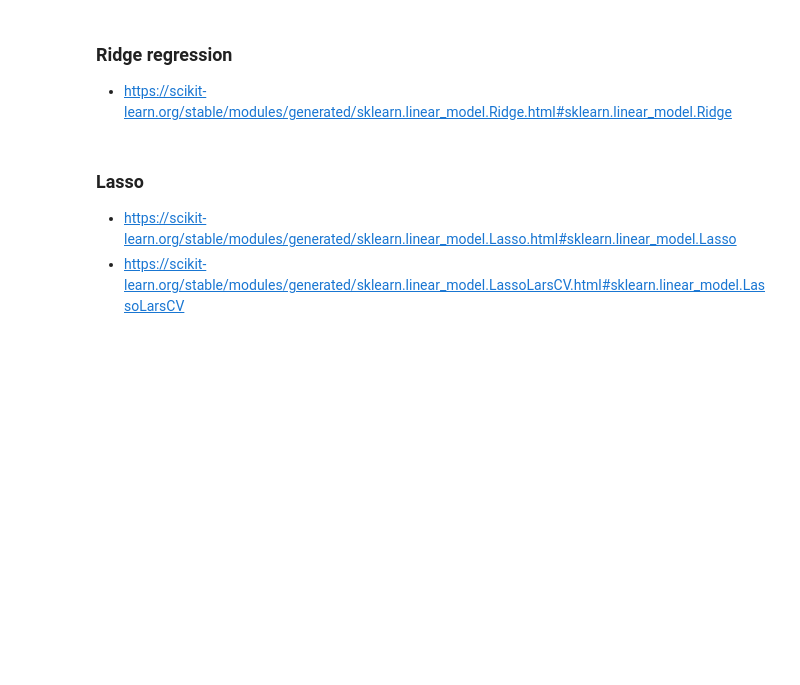
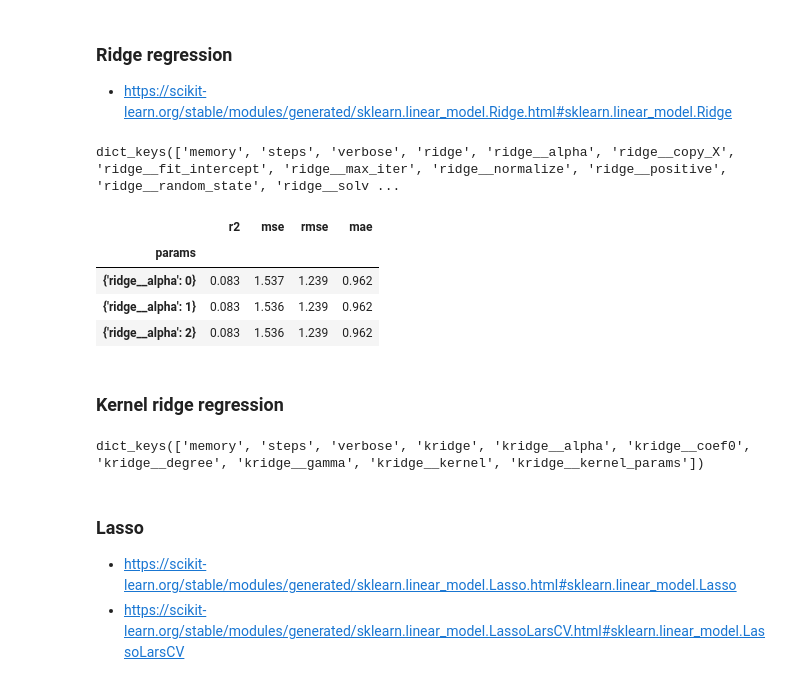
Before and after one commit to Julietvr/bds, a Jupyter notebook: regression/3_model_m1.ipynb, the cells around one changed output. Cells and saved outputs as stored; diff of their text form; code cells hidden in the pictures; blank space fills up the shorter version.

```diff
--- a/regression/3_model_m1.ipynb
+++ b/regression/3_model_m1.ipynb
@@ -224,6 +238,51 @@ frmt(results)
 # %% [markdown]
 ### Ridge regression
 - https://scikit-learn.org/stable/modules/generated/sklearn.linear_model.Ridge.html#sklearn.linear_model.Ridge
+# %%
+with joblib.parallel_backend('dask'):
+    pipeline = Pipeline([
+        ('ridge', Ridge())
+    ])
+    # print(pipeline.get_params().keys())
+
+    parameters = {
+        'ridge__alpha': [0, 1, 2],
+    }
+
+    grid_search = GridSearchCV(pipeline, parameters, cv=5, n_jobs=-1, scoring=measures, refit=False)
+    grid_search.fit(X, y)
+
+    results = pd.DataFrame(grid_search.cv_results_)
+
+frmt(results)
+# %% [output]
+dict_keys(['memory', 'steps', 'verbose', 'ridge', 'ridge__alpha', 'ridge__copy_X', 'ridge__fit_intercept', 'ridge__max_iter', 'ridge__normalize', 'ridge__positive', 'ridge__random_state', 'ridge__solv ...
+|  | r2 | mse | rmse | mae |
+| params |  |  |  |  |
+| {'ridge__alpha': 0} | 0.083 | 1.537 | 1.239 | 0.962 |
+| {'ridge__alpha': 1} | 0.083 | 1.536 | 1.239 | 0.962 |
+| {'ridge__alpha': 2} | 0.083 | 1.536 | 1.239 | 0.962 |
+# %% [markdown]
+### Kernel ridge regression
+# %%
+with joblib.parallel_backend('dask'):
+    pipeline = Pipeline([
+        ('kridge', KernelRidge())
+    ])
+    print(pipeline.get_params().keys())
+
+    parameters = {
+        # 'ridge__alpha': [0, 1, 2],
+    }
+
+    grid_search = GridSearchCV(pipeline, parameters, cv=5, n_jobs=-1, scoring=measures, refit=False)
+    grid_search.fit(X, y)
+
+    results = pd.DataFrame(grid_search.cv_results_)
+
+frmt(results)
+# %% [output]
+dict_keys(['memory', 'steps', 'verbose', 'kridge', 'kridge__alpha', 'kridge__coef0', 'kridge__degree', 'kridge__gamma', 'kridge__kernel', 'kridge__kernel_params'])
 # %% [markdown]
 ### Lasso
 
```
Also changed, not shown: parts of 9 cells of this notebook, 4 other files.
